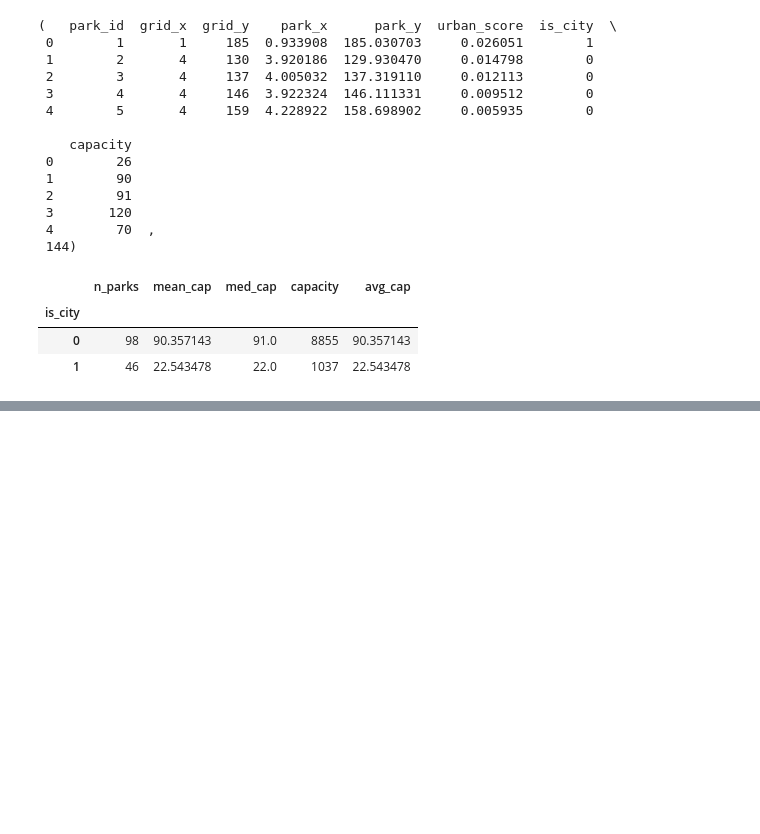
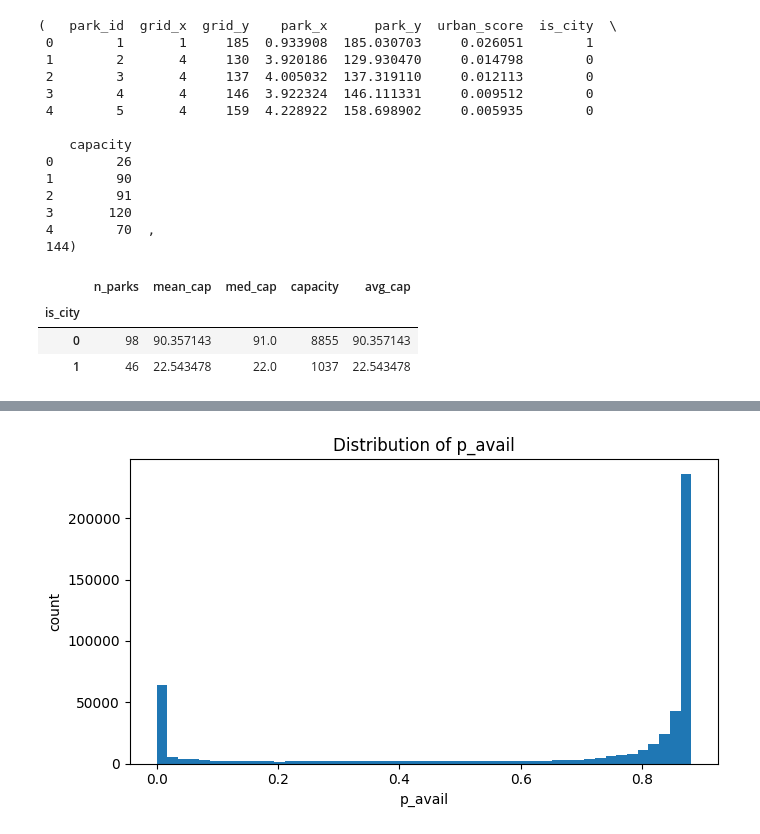
Before and after one commit to radimon/2025_flight_delay_prediction, a Jupyter notebook: notebooks/07_grid_classify_and_parking_data_create.ipynb, the cells around one changed output, grey strips where cells are left out. Saved outputs shown, nothing was run; the diff lists cells and outputs as text; code cells hidden in the pictures; blank space fills up the shorter version.

```diff
--- a/notebooks/07_grid_classify_and_parking_data_create.ipynb
+++ b/notebooks/07_grid_classify_and_parking_data_create.ipynb
@@ -172,0 +500,10 @@ summary
+# %%
+plt.figure(figsize=(7,4))
+plt.hist(df_prob["p_avail"].to_numpy(), bins=50)
+plt.xlabel("p_avail")
+plt.ylabel("count")
+plt.title("Distribution of p_avail")
+plt.tight_layout()
+plt.show()
+# %% [output]
+[figure, added]
```
Also changed, not shown: parts of 11 cells of this notebook, 2 other files.
